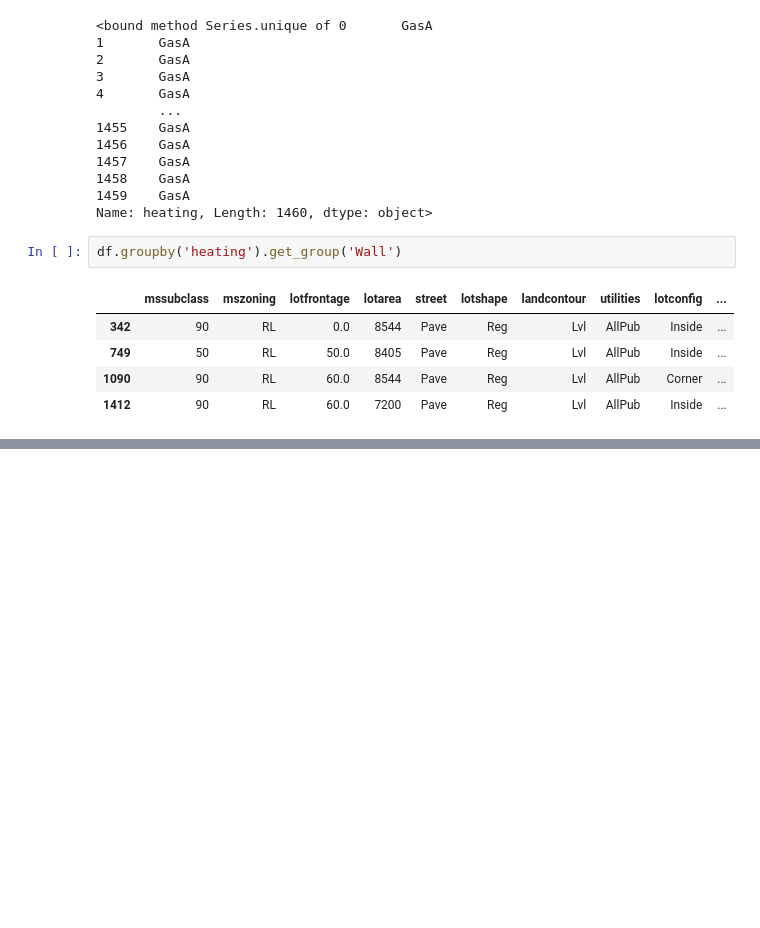
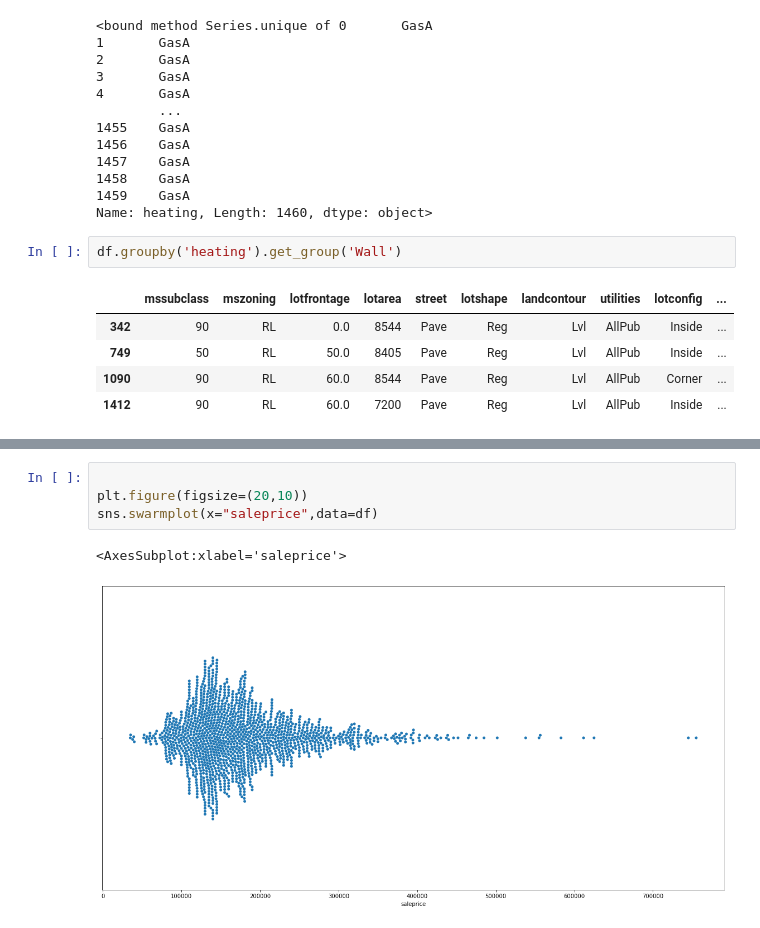
Before and after one commit to tosif91/machine_learning, a Jupyter notebook: basics/EDA_housing.ipynb, the cells around one changed output, grey strips where cells are left out. Saved outputs shown, nothing was run; the diff lists cells and outputs as text; blank space fills up the shorter version.

```diff
--- a/basics/EDA_housing.ipynb
+++ b/basics/EDA_housing.ipynb
@@ -478,0 +530,7 @@ df.groupby('heating').get_group('Wall')
+# %%
+
+plt.figure(figsize=(20,10))
+sns.swarmplot(x="saleprice",data=df)
+# %% [output]
+<AxesSubplot:xlabel='saleprice'>
+[figure, added]
```
Also changed, not shown: parts of 9 cells of this notebook.
